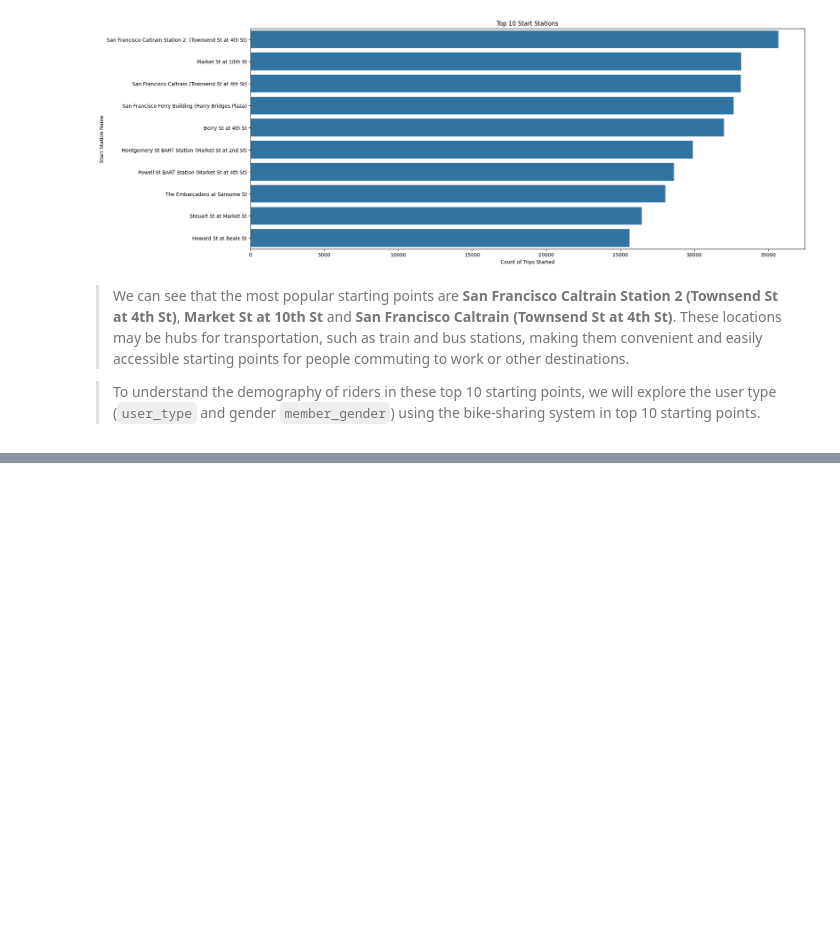
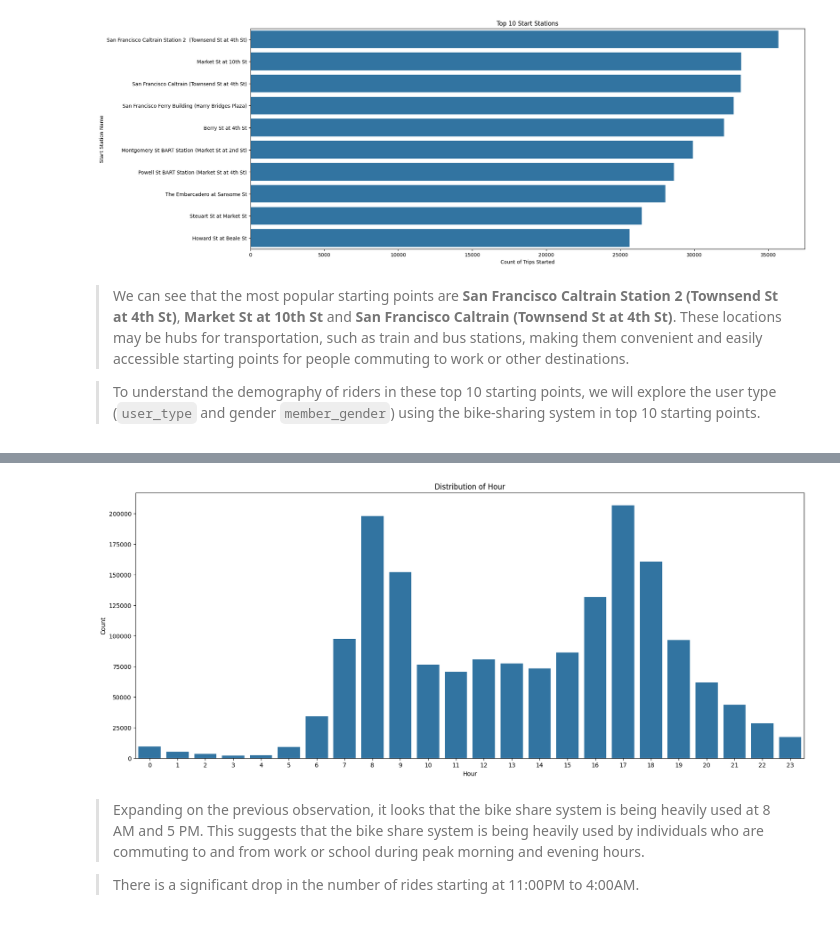
Before and after one commit to kisyular/data-visualization-project, a Jupyter notebook: Part_I_exploration.ipynb, the cells around one changed output, grey strips where cells are left out. Saved outputs shown, nothing was run; the diff lists cells and outputs as text; code cells hidden in the pictures; blank space fills up the shorter version.

```diff
--- a/Part_I_exploration.ipynb
+++ b/Part_I_exploration.ipynb
@@ -763,0 +784,9 @@ plt.ylabel('Start Station Name');
+# %%
+# Plot the distribution of the hour using a countplot
+plot_countplot('hour', 'Distribution of Hour', 'Hour')
+# %% [output]
+[figure, added]
+# %% [markdown]
+> Expanding on the previous observation, it looks that the bike share system is being heavily used at 8 AM and 5 PM. This suggests that the bike share system is being heavily used by individuals who are commuting to and from work or school during peak morning and evening hours.
+
+> There is a significant drop in the number of rides starting at 11:00PM to 4:00AM.
```
Also changed, not shown: parts of 3 cells of this notebook.
